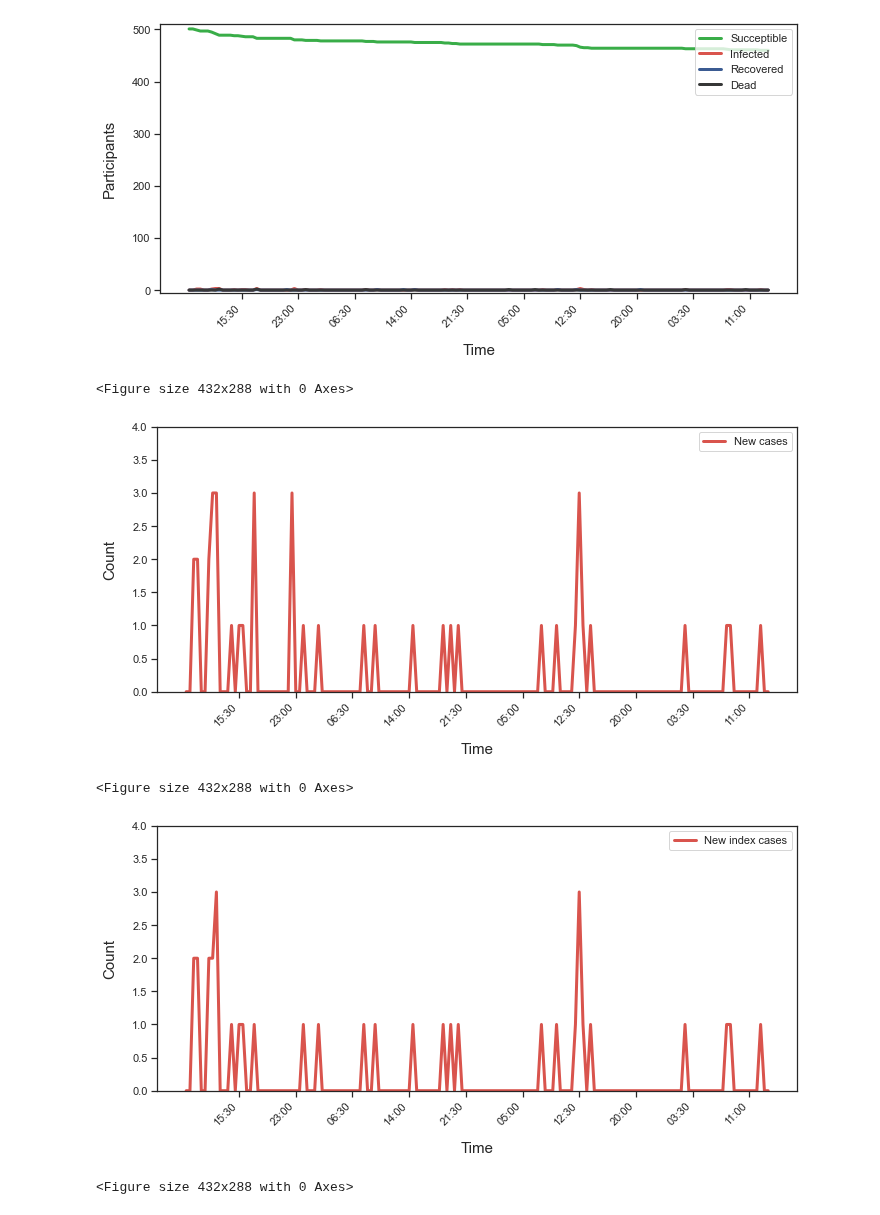
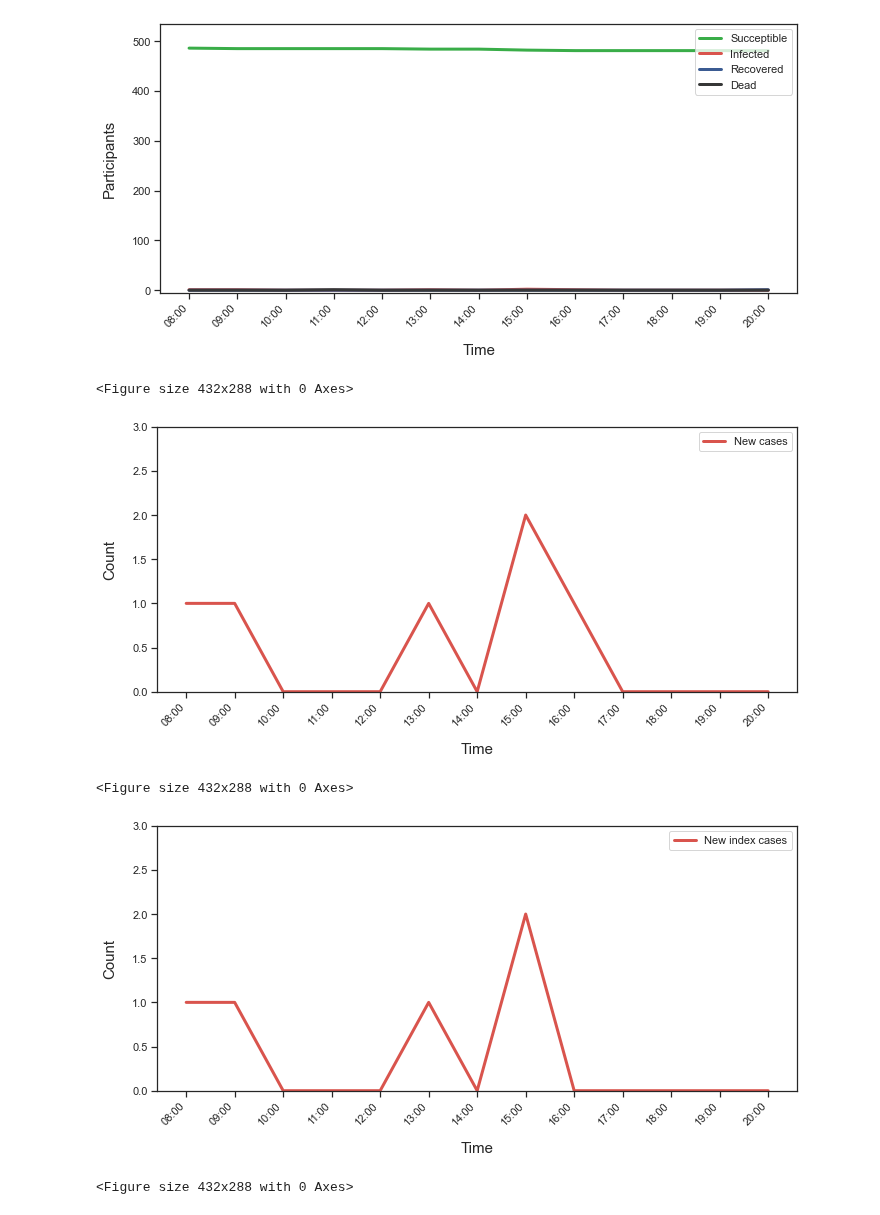
Before and after one commit to colabobio/oo-viz, a Jupyter notebook: plot_epi_curves.ipynb, the cells around one changed output. Saved outputs shown, nothing was run; the diff lists cells and outputs as text; code cells hidden in the pictures.

Commit message:
more spacing fixes

```diff
--- a/plot_epi_curves.ipynb
+++ b/plot_epi_curves.ipynb
@@ -58,11 +58,11 @@ if option == 7:
     base_folder = "./simulations/byu21"
     sim_id = 39
     sim_tz = "US/Mountain"
-    time0 = 'Feb 19 2021 8:00AM'
-    time1 = 'Feb 22 2021 11:59PM'
+    time0 = 'Feb 22 2021 8:00AM'
+    time1 = 'Feb 22 2021 8:00PM'
 
 # Time step for plots in minutes
-min_step = 30
+time_step_min = 60
 # %%
 # Some config
 
@@ -86,7 +86,7 @@ movie_fps = 2
 num_ticks = 10
 
 # Time delta for plots in seconds
-time_delta = 60 * min_step
+time_delta_sec = 60 * time_step_min
 
 # https://howchoo.com/g/ywi5m2vkodk/working-with-datetime-objects-and-timezones-in-python
 # https://itnext.io/working-with-timezone-and-python-using-pytz-library-4931e61e5152
@@ -189,18 +189,19 @@ print(len(user_index))
 # %%
+print("First event:", first_date)
+print("Last event :", last_date)
+print(first_date.tzinfo)
+
+# Round min and max times to the hour
 min_time = min(events['time'])
 max_time = max(events['time'])
-
 first_date = hour_rounder(datetime.fromtimestamp(min_time, tz=timezone))
 last_date = hour_rounder(datetime.fromtimestamp(max_time, tz=timezone))
-
-diff = (last_date - first_date).total_seconds() / (60 * min_step)
-label_spacing = int(diff / num_ticks)
-
 min_time = datetime.timestamp(first_date)
 max_time = datetime.timestamp(last_date)
 
-print("First event:", first_date)
-print("Last event :", last_date)
-print(first_date.tzinfo)
+# Calculate label spacing
+diff_min = (obs_date1 - obs_date0).total_seconds() / 60
+num_points = diff_min / time_step_min
+label_spacing = int(num_points / num_ticks)
 # %% [output]
 First event: 2021-02-19 08:00:00-07:00
@@ -250,7 +252,7 @@ img_array = []
 frame = 0
 while t <= max_time:
     t0 = t
-    t += time_delta
+    t += time_delta_sec
     td = datetime.fromtimestamp(t, tz=timezone)
 
     nrem = 0
@@ -308,12 +310,12 @@ while t <= max_time:
         CR += [nrcum]
         CE += [necum]
         NC += [ncont]
-        frame += 1
         time_index += [frame]
         if frame % label_spacing == 0:
             tlabels += [td.strftime('%H:%M')]
             time_ticks += [frame]
         tlabels_all += [td.strftime("%m/%d/%Y %H:%M")]
+        frame += 1
     else:
         pass
 
@@ -463,8 +465,8 @@ Total number of contacts: 9677
 
 Epidemiological plots:
-[figure, old version]
+[figure, new version]
 <Figure size 432x288 with 0 Axes>
-[figure, old version]
+[figure, new version]
 <Figure size 432x288 with 0 Axes>
-[figure, old version]
+[figure, new version]
 <Figure size 432x288 with 0 Axes>
```
Also changed, not shown: parts of 6 cells of this notebook.
